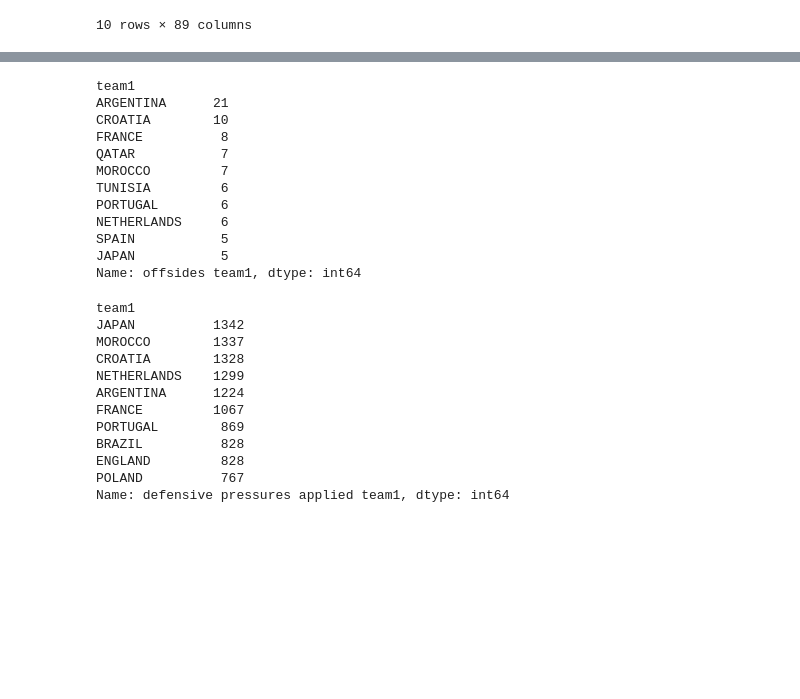
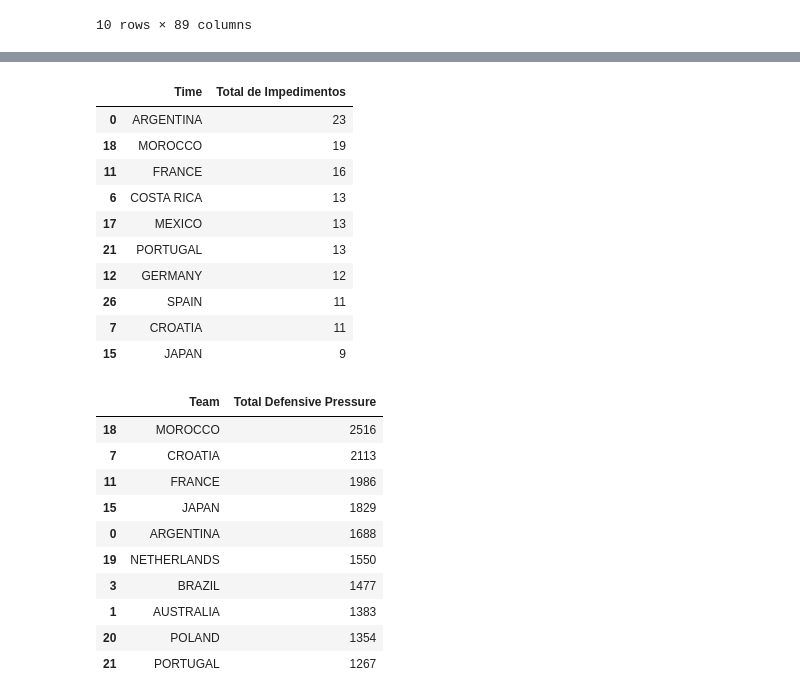
Before and after one commit to denisemasar/project, a Jupyter notebook: project.ipynb, the cells around one changed output, grey strips where cells are left out. Cells and saved outputs as stored; diff of their text form; code cells hidden in the pictures; blank space fills up the shorter version.

```diff
--- a/project.ipynb
+++ b/project.ipynb
@@ -394,24 +450,35 @@ Name: corners team1, dtype: int64
 # %%
 # ==========================================================
 # PERGUNTA 9:
 # Quais os times tiveram mais IMPEDIMENTOS (cite os 10 primeiros)?
 # ==========================================================
 # soma total de impedimentos por time
 
-df.groupby('team1')['offsides team1'].sum().sort_values(ascending=False).head(10)
+def total_offsides(df):
+    # Impedimentos quando o time é team1
+    offsides_team1 = df.groupby('team1')['offsides team1'].sum()
+    # Impedimentos quando o time é team2
+    offsides_team2 = df.groupby('team2')['offsides team2'].sum()
+    # Somar os dois
+    total_offsides = offsides_team1.add(offsides_team2, fill_value=0)
+    # Transformar em DataFrame limpo
+    offsides_df = total_offsides.reset_index()
+    offsides_df.columns = ['Time', 'Total de Impedimentos']
+    return offsides_df
+
+total_offsides(df).sort_values('Total de Impedimentos', ascending=False).head(10)
 # %% [output]
-team1
-ARGENTINA      21
-CROATIA        10
-FRANCE          8
-QATAR           7
-MOROCCO         7
-TUNISIA         6
-PORTUGAL        6
-NETHERLANDS     6
-SPAIN           5
-JAPAN           5
-Name: offsides team1, dtype: int64
+|  | Time | Total de Impedimentos |
+| 0 | ARGENTINA | 23 |
+| 18 | MOROCCO | 19 |
+| 11 | FRANCE | 16 |
+| 6 | COSTA RICA | 13 |
+| 17 | MEXICO | 13 |
+| 21 | PORTUGAL | 13 |
+| 12 | GERMANY | 12 |
+| 26 | SPAIN | 11 |
+| 7 | CROATIA | 11 |
+| 15 | JAPAN | 9 |
 # %%
 # ==========================================================
 # PERGUNTA 10:
@@ -420,17 +487,28 @@ Name: offsides team1, dtype: int64
 
 # soma total de pressões defensivas aplicadas por time
 
-df.groupby('team1')['defensive pressures applied team1'].sum().sort_values(ascending=False).head(10)
+def total_defensive_pressure(df):
+    # Pressão defensiva quando o time é team1
+    pressure_team1 = df.groupby('team1')['defensive pressures applied team1'].sum()
+    # Pressão defensiva quando o time é team2
+    pressure_team2 = df.groupby('team2')['defensive pressures applied team2'].sum()
+    # Somar os dois
+    total_pressure = pressure_team1.add(pressure_team2, fill_value=0)
+    # Transformar em DataFrame limpo
+    pressure_df = total_pressure.reset_index()
+    pressure_df.columns = ['Team', 'Total Defensive Pressure']
+    return pressure_df
+
+total_defensive_pressure(df).sort_values('Total Defensive Pressure', ascending=False).head(10)
 # %% [output]
-team1
-JAPAN          1342
-MOROCCO        1337
-CROATIA        1328
-NETHERLANDS    1299
-ARGENTINA      1224
-FRANCE         1067
-PORTUGAL        869
-BRAZIL          828
-ENGLAND         828
-POLAND          767
-Name: defensive pressures applied team1, dtype: int64
+|  | Team | Total Defensive Pressure |
+| 18 | MOROCCO | 2516 |
+| 7 | CROATIA | 2113 |
+| 11 | FRANCE | 1986 |
+| 15 | JAPAN | 1829 |
+| 0 | ARGENTINA | 1688 |
+| 19 | NETHERLANDS | 1550 |
+| 3 | BRAZIL | 1477 |
+| 1 | AUSTRALIA | 1383 |
+| 20 | POLAND | 1354 |
+| 21 | PORTUGAL | 1267 |
```
Also changed, not shown: parts of 8 cells of this notebook, 1 other file.
